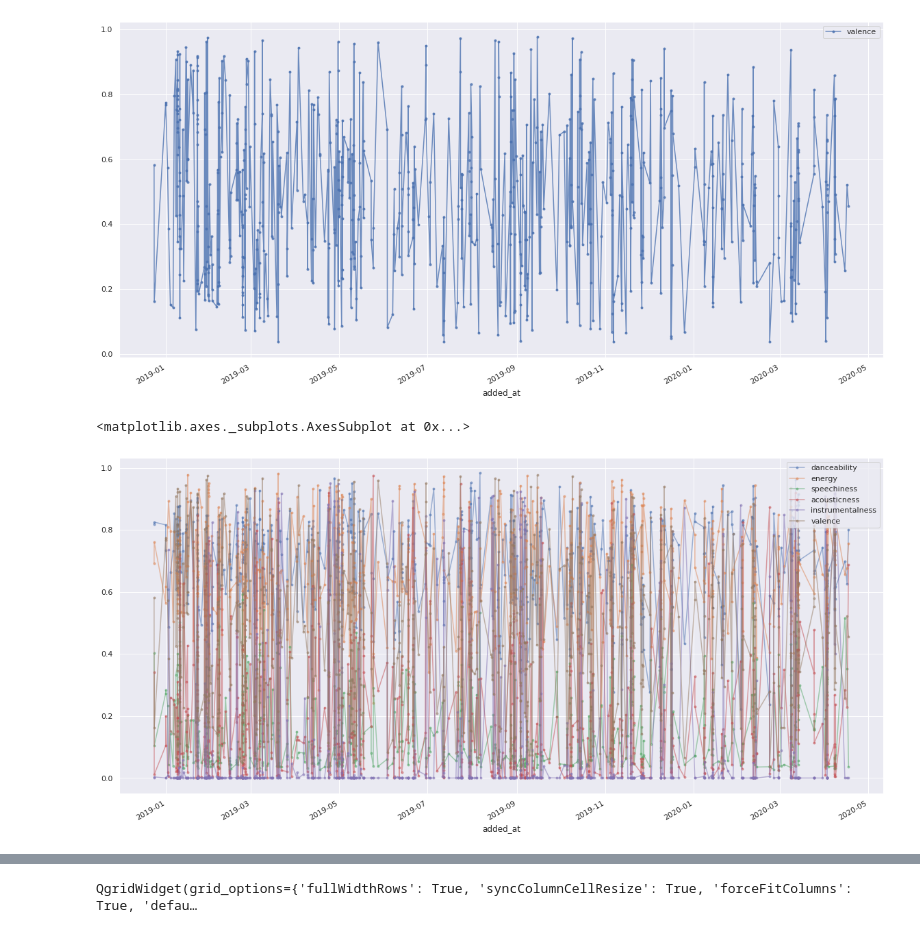
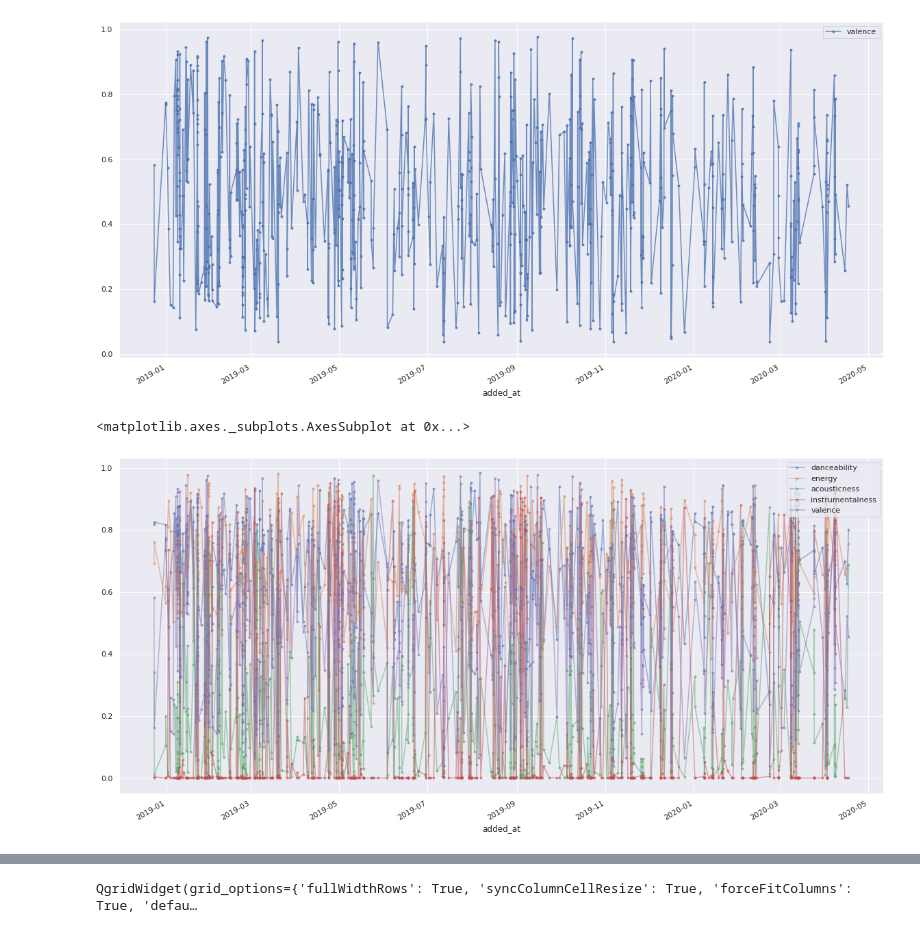
Before and after one commit to GabrieldeBlois/GraphsAndMatching, a Jupyter notebook: src/artous.ipynb, the cells around one changed output, grey strips where cells are left out. Drawn from its saved outputs; the diff is of its cells as text; code cells hidden in the pictures.

Commit message:
visualization of playlists' features

```diff
--- a/src/artous.ipynb
+++ b/src/artous.ipynb
@@ -1,7 +1,7 @@
 # %%
 import pandas as pd
 
-df_artous = pd.read_csv("datasets/playlist-artous.csv")
+df_artous = pd.read_csv("datasets/playlist-artous-utf.csv", encoding = "ISO-8859-1")
 
 df_artous
 # %% [output]
@@ -30,5 +42,5 @@ nb_genres
 # %%
-interestingColumns = ['danceability', 'energy', 'speechiness', 'acousticness', 'instrumentalness', 'valence', 'added_at']
+interestingColumns = ['danceability', 'energy', 'loudness', 'acousticness', 'instrumentalness', 'valence', 'tempo', 'added_at']
 df_saved_tracks_timeIndex = df_artous
 
 df_saved_tracks_timeIndex.added_at = pd.to_datetime(df_saved_tracks_timeIndex.added_at)
@@ -95,8 +101,8 @@ df_saved_tracks_timeIndex[testColumn].plot(marker='.', alpha=0.8)
 <matplotlib.axes._subplots.AxesSubplot at 0x...>
 [figure]
 # %%
-testColumns = ['danceability', 'energy', 'speechiness', 'acousticness', 'instrumentalness', 'valence']
+testColumns = ['danceability', 'energy', 'acousticness', 'instrumentalness', 'valence']
 df_saved_tracks_timeIndex[testColumns].plot(marker='.', alpha=0.5)
 # %% [output]
 <matplotlib.axes._subplots.AxesSubplot at 0x...>
-[figure, old version]
+[figure, new version]
```
Also changed, not shown: parts of 20 cells of this notebook, 1 other file.
